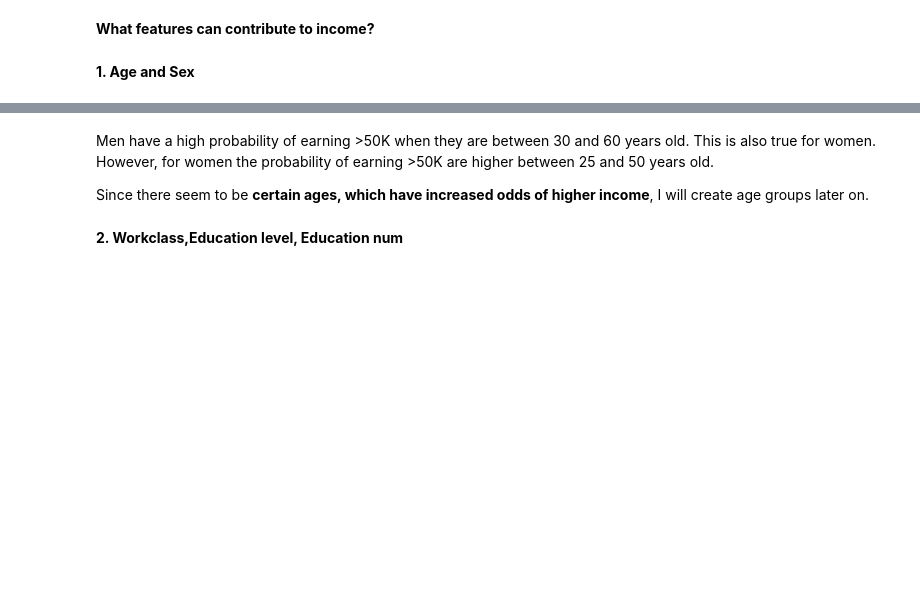
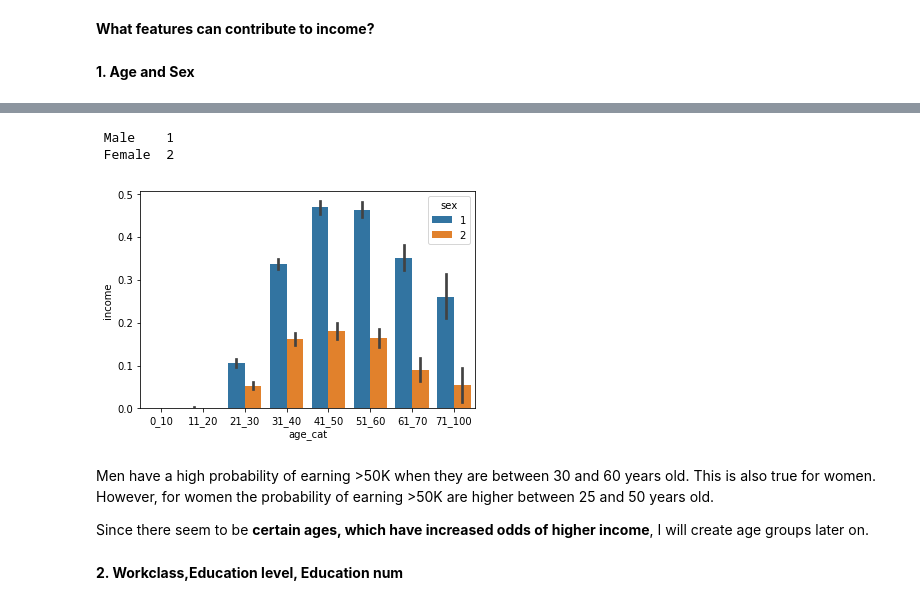
Before and after one commit to anidata/tutorials, a Jupyter notebook: data-engineering/Docker_census_data.ipynb, the cells around one changed output, grey strips where cells are left out. Saved outputs shown, nothing was run; the diff lists cells and outputs as text; code cells hidden in the pictures; blank space fills up the shorter version.

```diff
--- a/data-engineering/Docker_census_data.ipynb
+++ b/data-engineering/Docker_census_data.ipynb
@@ -268,3 +314,12 @@ _ = ax.set_title('Male')
+# %%
+sns.barplot(x='age_cat', y='income', data=proc_data, hue="sex")
+for keys in sex:
+    label = sex[keys]
+    print("{:<8} {:<30}".format(keys, label))
+# %% [output]
+ Male    1
+ Female  2
+[figure, added]
 # %% [markdown]
 Men have a high probability of earning >50K when they are between 30 and 60 years old.
 This is also true for women. However, for women the probability of earning >50K are higher between 25 and 50 years old.
```
Also changed, not shown: parts of 12 cells of this notebook.
